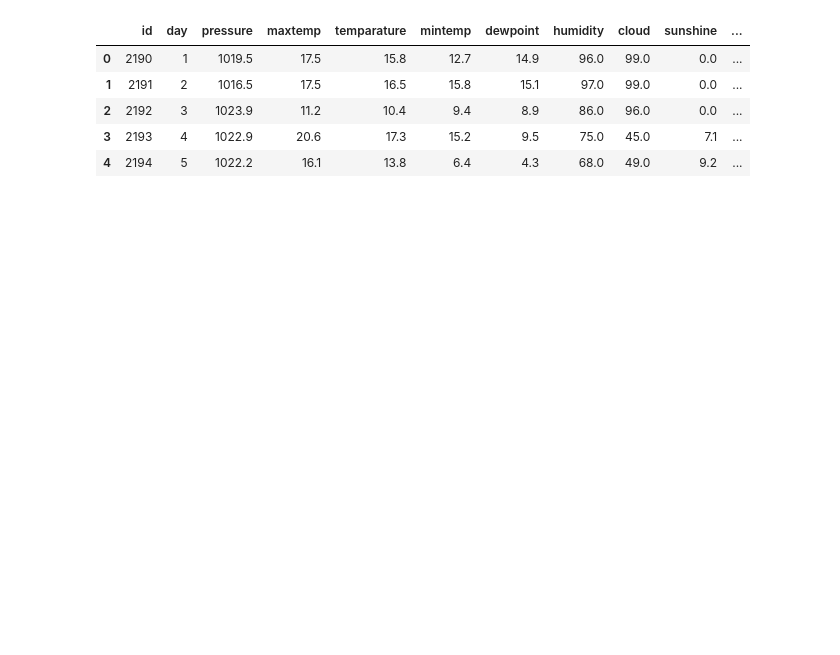
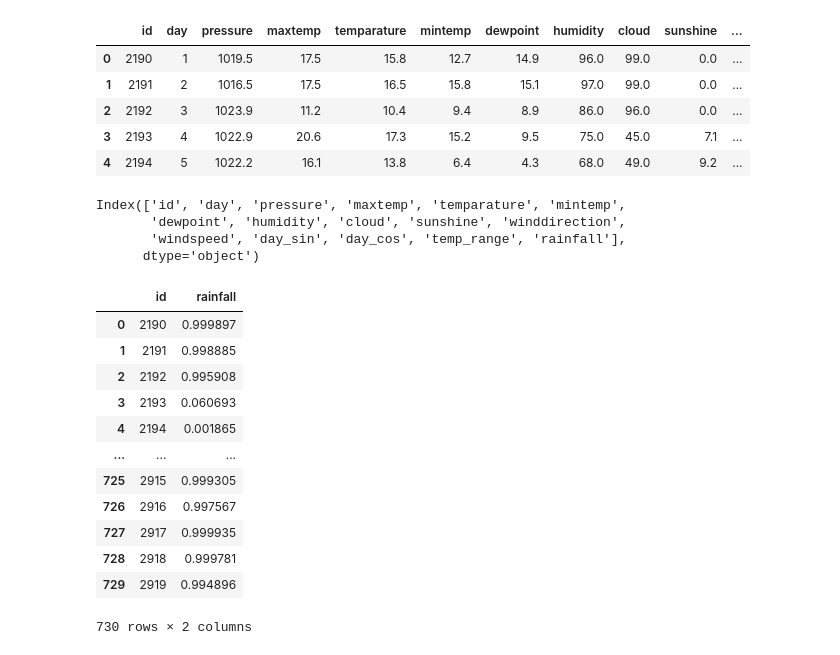
Before and after one commit to Seryabiz/PHASE_5_CAPSTONE_PROJECT, a Jupyter notebook: Notebooks/Beta_team.ipynb, the cells around one changed output. Drawn from its saved outputs; the diff is of its cells as text; code cells hidden in the pictures; blank space fills up the shorter version.

Commit message:
First Submission to Kaggle

```diff
--- a/Notebooks/Beta_team.ipynb
+++ b/Notebooks/Beta_team.ipynb
@@ -148,0 +145,5 @@ run_full_preprocessing(df_train)
+# %%
+pipe = Pipeline([('scaler',StandardScaler()),
+                ('model',XGBClassifier())])
+# %%
+pipe.fit(X_train,y_train)
@@ -155,3 +186,31 @@ run_full_preprocessing(df_test)
 | 2 | 2192 | 3 | 1023.9 | 11.2 | 10.4 | 9.4 | 8.9 | 86.0 | 96.0 | 0.0 | ... |
 | 3 | 2193 | 4 | 1022.9 | 20.6 | 17.3 | 15.2 | 9.5 | 75.0 | 45.0 | 7.1 | ... |
 | 4 | 2194 | 5 | 1022.2 | 16.1 | 13.8 | 6.4 | 4.3 | 68.0 | 49.0 | 9.2 | ... |
+# %%
+predictions = pipe.predict_proba(df_test.drop(columns = 'id'))[:,1]
+# %%
+df_test['rainfall'] = predictions
+# %%
+df_test.columns
+# %% [output]
+Index(['id', 'day', 'pressure', 'maxtemp', 'temparature', 'mintemp',
+       'dewpoint', 'humidity', 'cloud', 'sunshine', 'winddirection',
+       'windspeed', 'day_sin', 'day_cos', 'temp_range', 'rainfall'],
+      dtype='object')
+# %%
+submission = df_test[['id','rainfall']]
+submission
+# %% [output]
+|  | id | rainfall |
+| 0 | 2190 | 0.999897 |
+| 1 | 2191 | 0.998885 |
+| 2 | 2192 | 0.995908 |
+| 3 | 2193 | 0.060693 |
+| 4 | 2194 | 0.001865 |
+| ... | ... | ... |
+| 725 | 2915 | 0.999305 |
+| 726 | 2916 | 0.997567 |
+| 727 | 2917 | 0.999935 |
+| 728 | 2918 | 0.999781 |
+| 729 | 2919 | 0.994896 |
+730 rows × 2 columns
```
Also changed, not shown: parts of 10 cells of this notebook.
